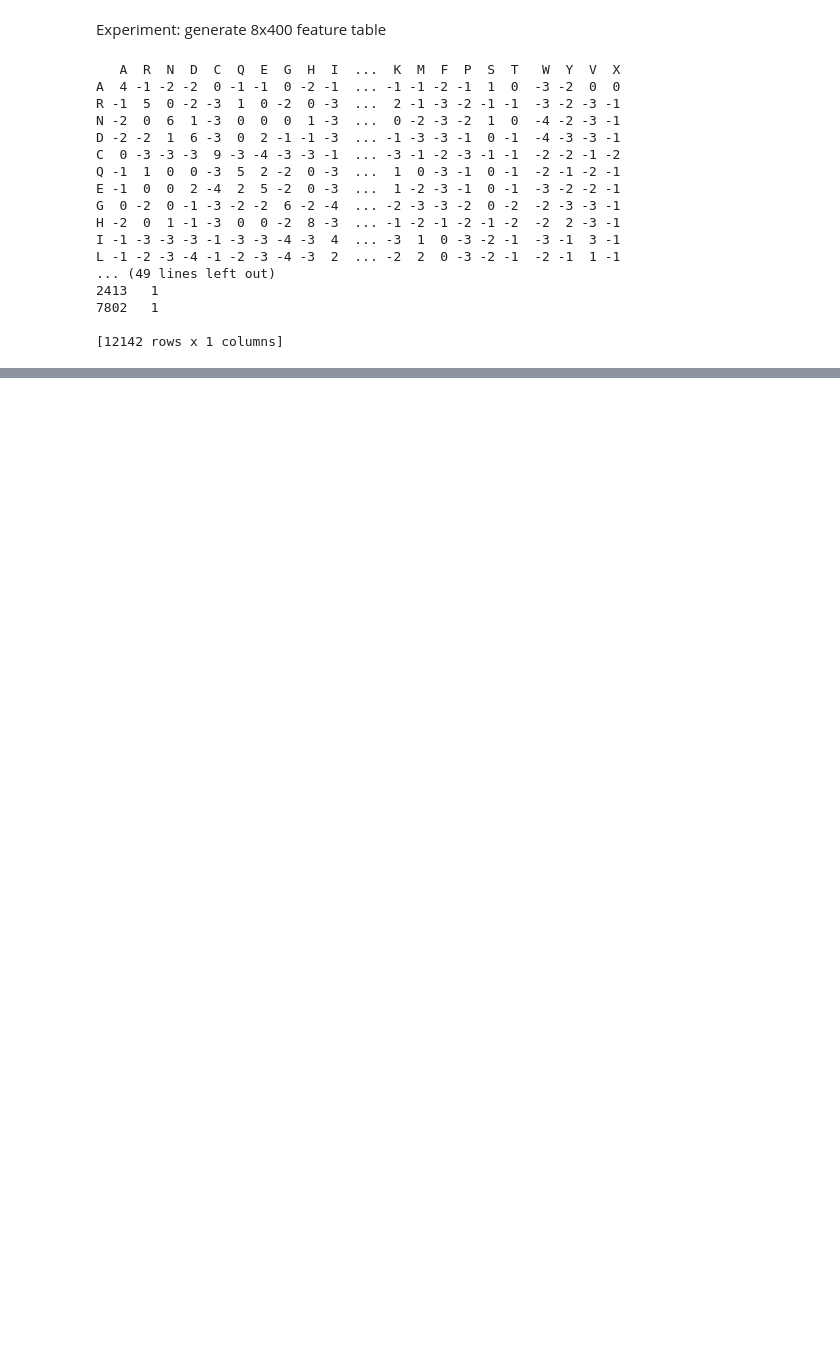
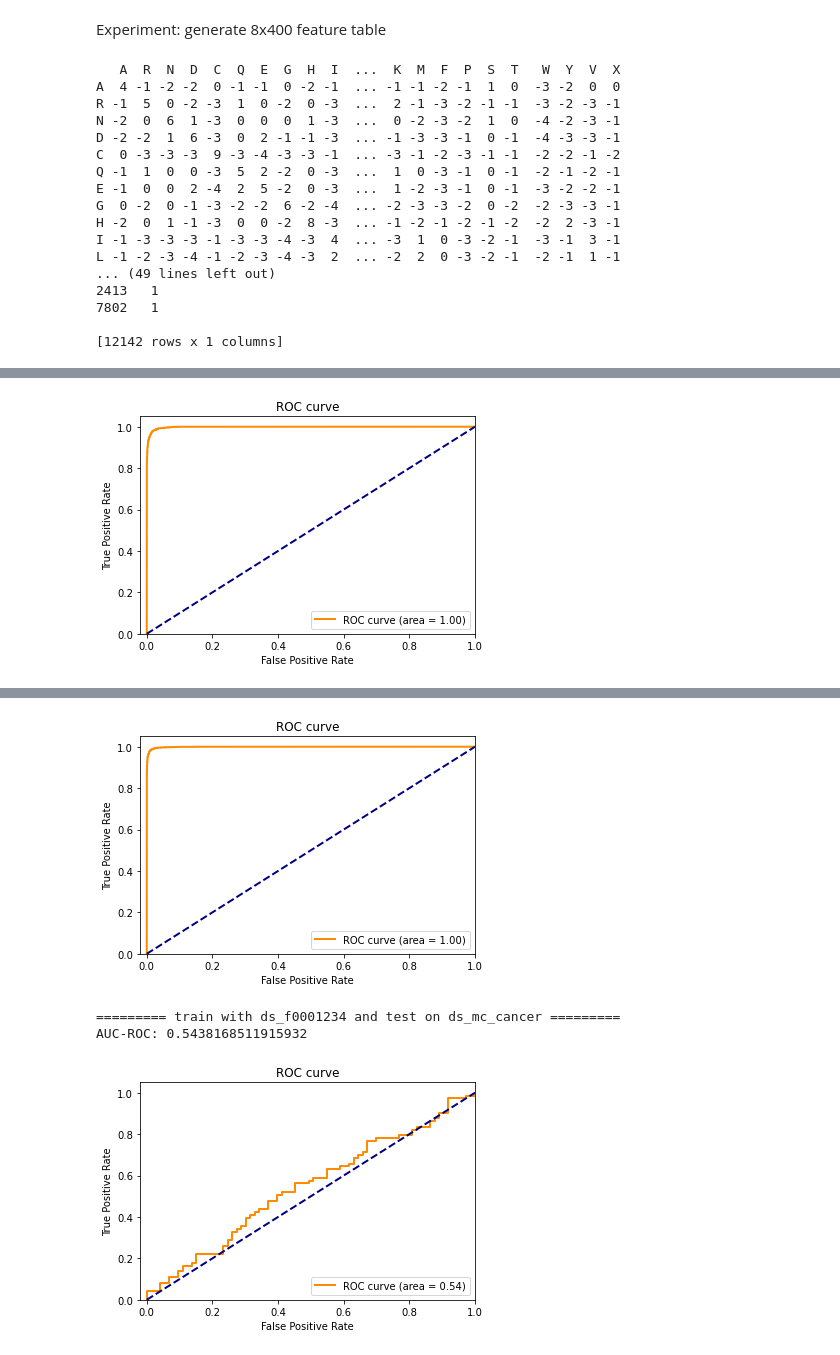
Before and after one commit to augustthedoodle/mhc_binding, a Jupyter notebook: mhc_matrix.ipynb, the cells around one changed output, grey strips where cells are left out. Saved outputs shown, nothing was run; the diff lists cells and outputs as text; code cells hidden in the pictures; blank space fills up the shorter version.

```diff
--- a/mhc_matrix.ipynb
+++ b/mhc_matrix.ipynb
@@ -50,6 +50,11 @@ def GetSimilarMatrix(df, aa0, aa1):
     return df.loc[aa0, aa1]
 
 aminolist = ["A", "C", "D", "E", "F", "G", "H", "I", "K", "L", "M", "N", "P", "Q", "R", "S", "T", "V", "W", "Y"]
+
+def run_xgb_cv(p, k, X, y):
+    xgb_dp = xgb.DMatrix(data=X,label=y)
+    xgb_cv = cv(dtrain=xgb_dp, params=p, nfold=k, num_boost_round=300, metrics="auc", as_pandas=True, seed=123)
+    return xgb_cv
 
 def BuildFeature(df, seq, type='sparse'):
     row = {}
@@ -387,0 +396,61 @@ Max AUC: 0.579124273255814 with cutoff 0.4
+# %%
+from xgboost import cv
+
+ENABLE_CV_XGBOOST = True
+if ENABLE_CV_XGBOOST:
+    use_train = 'ds_c0001234'
+    print("CV train on "+use_train)
+    X = X_list[use_train]
+    y = y_list[use_train]
+    xgb_cv = run_xgb_cv(p=params, k=5, X=X, y=y)
+    print(xgb_cv)
+
+    use_train = 'ds_f0001234'
+    print("CV train on "+use_train)
+    X = X_list[use_train]
+    y = y_list[use_train]
+    xgb_cv = run_xgb_cv(p=params, k=5, X=X, y=y)
+    print(xgb_cv)
+
+    # train c model and test f
+    print("========= train with {} and test on {} =========".format('ds_c0001234', 'ds_f0001234'))
+    use_train = 'ds_c0001234'
+    X = X_list[use_train]
+    y = y_list[use_train]
+    xgb_train = xgb.DMatrix(X.values, y.values)
+
+    num_round = 300
+    watchlist = [(xgb_train, 'train')]
+    start = time.time()
+    model = xgb.train(params, xgb_train, num_round, watchlist)
+    end = time.time()
+    print("Time to train: {} sec".format(end-start))
+
+    xgb_test = xgb.DMatrix(X_list['ds_f0001234'].values)
+    y_pred = model.predict(xgb_test)
+    show_roc_curve(y_test = y_list['ds_f0001234'], y_pred = y_pred)
+
+    # train f model and test c
+    print("========= train with {} and test on {} =========".format('ds_f0001234', 'ds_c0001234'))
+    use_train = 'ds_f0001234'
+    X = X_list[use_train]
+    y = y_list[use_train]
+    xgb_train = xgb.DMatrix(X.values, y.values)
+
+    num_round = 300
+    watchlist = [(xgb_train, 'train')]
+    start = time.time()
+    model = xgb.train(params, xgb_train, num_round, watchlist)
+    end = time.time()
+    print("Time to train: {} sec".format(end-start))
+
+    xgb_test = xgb.DMatrix(X_list['ds_c0001234'].values)
+    y_pred = model.predict(xgb_test)
+    show_roc_curve(y_test = y_list['ds_c0001234'], y_pred = y_pred)
+
+    # use f model to test ds_mc_cancer
+    print("========= train with {} and test on {} =========".format('ds_f0001234', 'ds_mc_cancer'))
+    xgb_test = xgb.DMatrix(X_list['ds_mc_cancer'].values)
+    y_pred = model.predict(xgb_test)
+    show_roc_curve(y_test = y_list['ds_mc_cancer'], y_pred = y_pred)
+# %% [output]
@@ -387,0 +474 @@ Max AUC: 0.579124273255814 with cutoff 0.4
+[figure, added]
@@ -387,0 +492,4 @@ Max AUC: 0.579124273255814 with cutoff 0.4
+[figure, added]
+========= train with ds_f0001234 and test on ds_mc_cancer =========
+AUC-ROC: 0.5438168511915932
+[figure, added]
```
Also changed, not shown: parts of 5 cells of this notebook, 11 other files.
